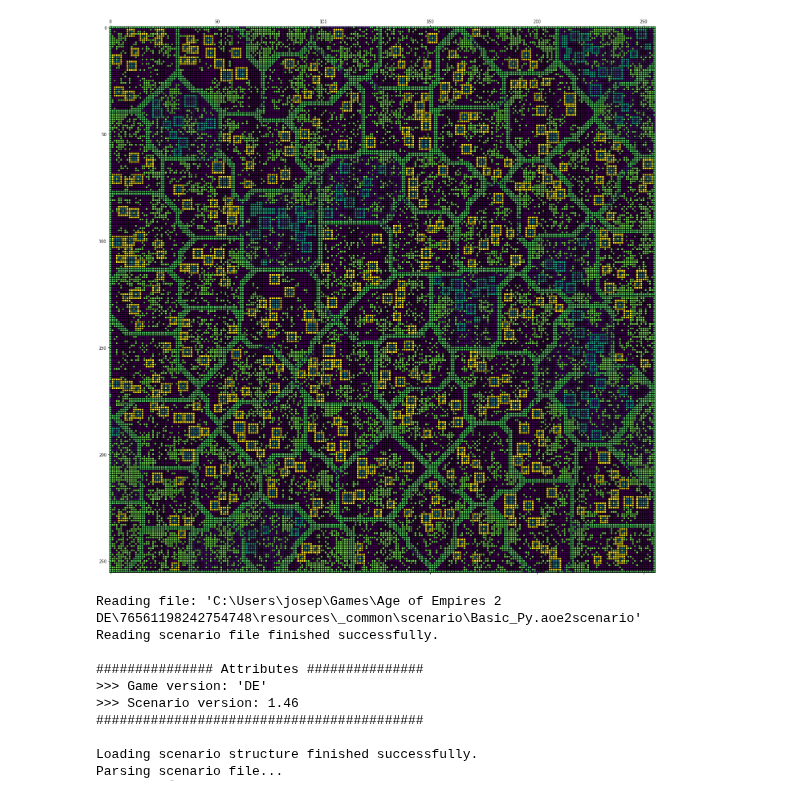
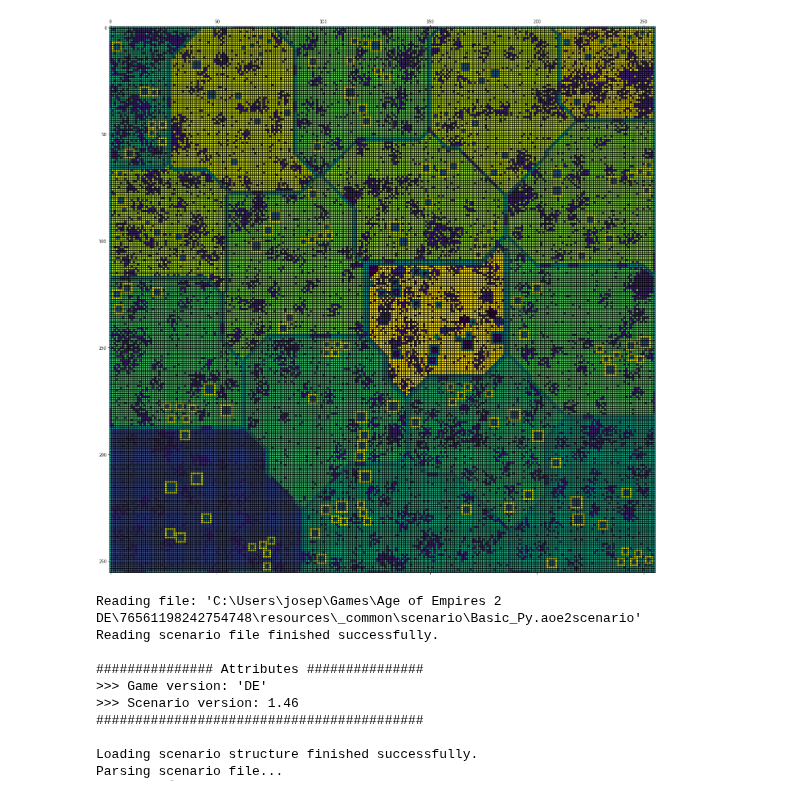
Before and after one commit to QuantumCreation/aoe2mapgenerator, a Jupyter notebook: maingenerator.ipynb, the cells around one changed output. Saved outputs shown, nothing was run; the diff lists cells and outputs as text; code cells hidden in the pictures.

Commit message:
feat(maps/players): Completed added map types and player types

```diff
--- a/maingenerator.ipynb
+++ b/maingenerator.ipynb
@@ -21,13 +21,13 @@ map.add_borders_all(ValueType.TERRAIN, TerrainId.ROAD_FUNGUS, 1)
 for i in range(-500,0):
     pid = PlayerId.ONE
 
-    if i % 5 == 0:
+    if i == -10:
         pid = PlayerId.TWO
         map.add_borders(ValueType.UNIT, i, BuildingInfo.FORTIFIED_WALL, 1, pid)
 
-    map.place_groups(ValueType.UNIT, i, OtherInfo.TREE_OAK_FOREST, group_size = 3, groups = 25, clumping = 3)
-    map.place_groups(ValueType.UNIT, i, OtherInfo.TREE_OAK_FOREST, group_size = 25, groups = 3, clumping = 5)
-    map.place_groups(ValueType.UNIT, i, OtherInfo.TREE_OAK_FOREST, group_size = 25, groups = 2, clumping = 25)
+    map.place_groups(ValueType.UNIT, i, OtherInfo.TREE_OAK_FOREST, group_size = 100, groups = 2, clumping = 999)
+    map.place_groups(ValueType.UNIT, i, OtherInfo.TREE_OAK_FOREST, group_size = 15, groups = 25, clumping = 5)
+    map.place_groups(ValueType.UNIT, i, OtherInfo.TREE_OAK_FOREST, group_size = 75, groups = 1, clumping = 10)
 
     map.place_groups(ValueType.UNIT, i, BuildingInfo.BARRACKS, pid, margin = 1, group_size = 2, groups = 1, clumping = 25)
     map.place_groups(ValueType.UNIT, i, BuildingInfo.ARCHERY_RANGE, pid, margin = 1, group_size = 1, groups = 1, clumping = 25)
@@ -36,6 +36,10 @@ for i in range(-500,0):
 
     map.place_groups(ValueType.UNIT, i, BuildingInfo.HOUSE, pid, margin = 1, group_size = 5, groups = 1, clumping = 10)
 
-    if i%5 == 0:
-        map.place_groups(ValueType.UNIT, i, UnitInfo.HEAVY_PIKEMAN, pid, margin = 1, group_size = 16, groups = 2, clumping = 2)
+    if i == -10:
+        map.place_groups(ValueType.UNIT, i, UnitInfo.HEAVY_PIKEMAN, pid, margin = 0, group_size = 16, groups = 3, clumping = 1)
+        map.place_groups(ValueType.UNIT, i, UnitInfo.HUSSAR, pid, margin = 0, group_size = 16, groups = 3, clumping = 1)
+        map.place_groups(ValueType.UNIT, i, UnitInfo.ARCHER, pid, margin = 0, group_size = 16, groups = 3, clumping = 1)
+        map.place_groups(ValueType.UNIT, i, BuildingInfo.BOMBARD_TOWER, pid, margin = 1, group_size = 1, groups = 4, clumping = 2)
+        map.place_groups(ValueType.UNIT, i, UnitInfo.VILLAGER_FEMALE, pid, margin = 0, group_size = 5, groups = 2, clumping = 1)
 # %%
@@ -43,7 +47,7 @@ map.place_groups(ValueType.UNIT, (TerrainId.ROAD_FUNGUS, PlayerId.GAIA), UnitInf
 # %%
-map.visualize_mat(ValueType.UNIT)
+map.visualize_mat(ValueType.UNIT, include_zones=True)
 # %% [output]
-[figure, old version]
+[figure, new version]
 # %%
 scenario = Scenario(input_name, map)
 # %% [output]
```
Also changed, not shown: parts of 2 cells of this notebook, 1 other file.
